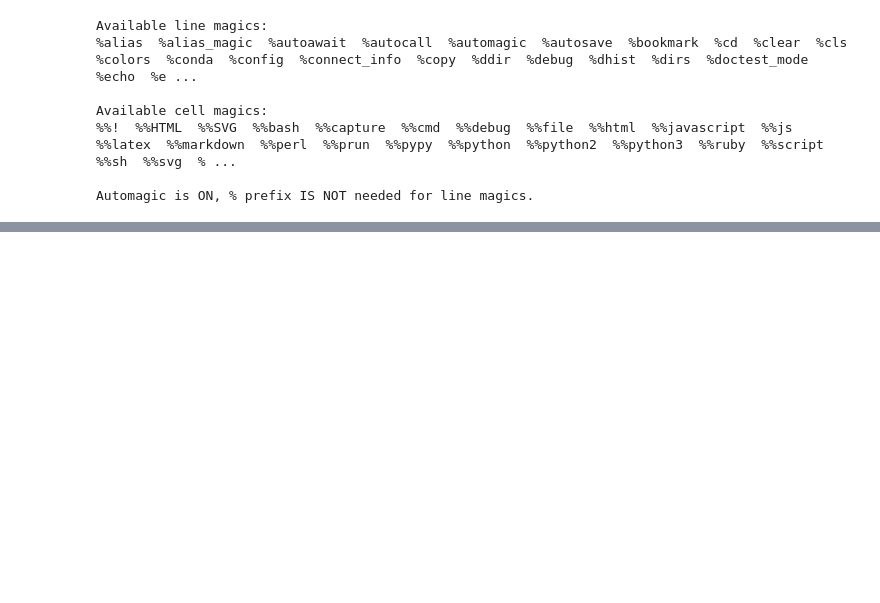
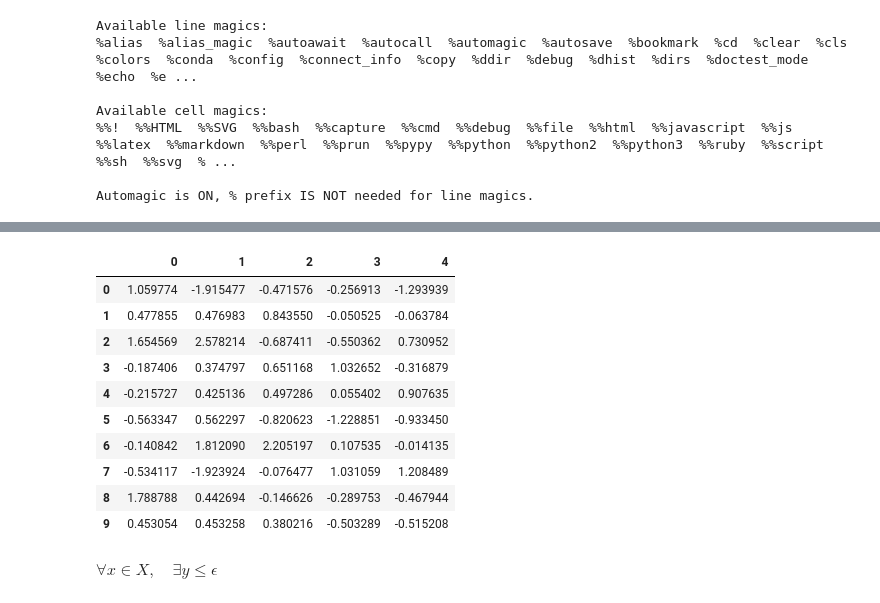
Before and after one commit to markosankovic/learn, a Jupyter notebook: hello-world.ipynb, the cells around one changed output, grey strips where cells are left out. Drawn from its saved outputs; the diff is of its cells as text; code cells hidden in the pictures; blank space fills up the shorter version.

```diff
--- a/hello-world.ipynb
+++ b/hello-world.ipynb
@@ -30,0 +31,24 @@ plt.show()
+# %%
+import pandas as pd
+import numpy as np
+
+data = np.random.randn(10, 5)
+df = pd.DataFrame(data)
+df
+# %% [output]
+|  | 0 | 1 | 2 | 3 | 4 |
+| 0 | 1.059774 | -1.915477 | -0.471576 | -0.256913 | -1.293939 |
+| 1 | 0.477855 | 0.476983 | 0.843550 | -0.050525 | -0.063784 |
+| 2 | 1.654569 | 2.578214 | -0.687411 | -0.550362 | 0.730952 |
+| 3 | -0.187406 | 0.374797 | 0.651168 | 1.032652 | -0.316879 |
+| 4 | -0.215727 | 0.425136 | 0.497286 | 0.055402 | 0.907635 |
+| 5 | -0.563347 | 0.562297 | -0.820623 | -1.228851 | -0.933450 |
+| 6 | -0.140842 | 1.812090 | 2.205197 | 0.107535 | -0.014135 |
+| 7 | -0.534117 | -1.923924 | -0.076477 | 1.031059 | 1.208489 |
+| 8 | 1.788788 | 0.442694 | -0.146626 | -0.289753 | -0.467944 |
+| 9 | 0.453054 | 0.453258 | 0.380216 | -0.503289 | -0.515208 |
+# %%
+%%latex
+$ \forall x \in X, \quad \exists y \leq \epsilon $
+# %% [output]
+$ \forall x \in X, \quad \exists y \leq \epsilon $
```
Also changed, not shown: parts of 1 cell of this notebook.
